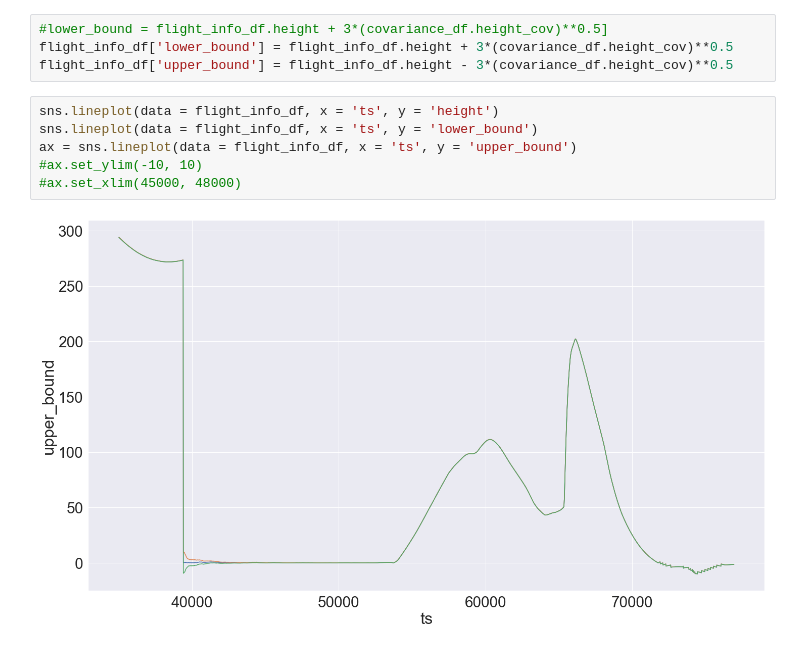
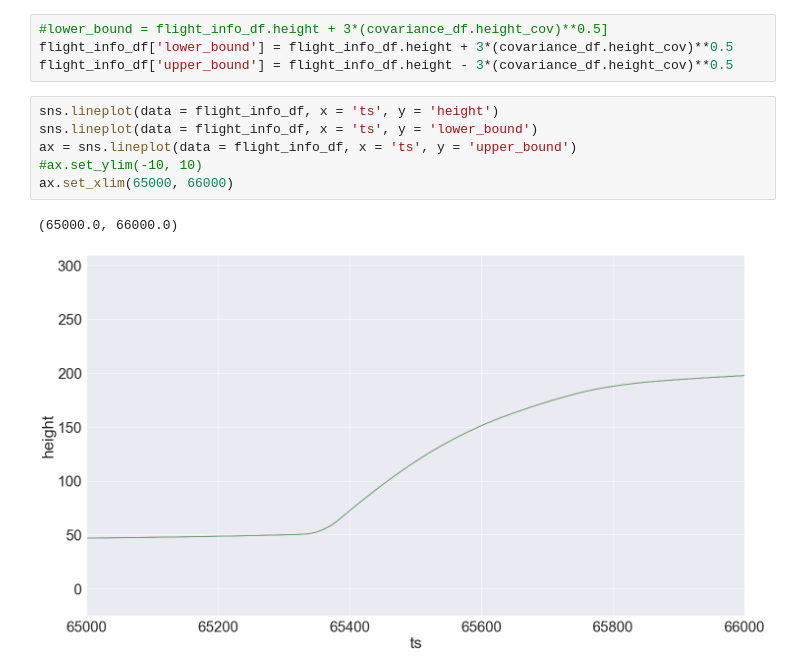
Before and after one commit to catsystems/cats-embedded, a Jupyter notebook: log_parsing/CATS Log Parser.ipynb, the cells around one changed output. Drawn from its saved outputs; the diff is of its cells as text.

```diff
--- a/log_parsing/CATS Log Parser.ipynb
+++ b/log_parsing/CATS Log Parser.ipynb
@@ -145,8 +170,9 @@ flight_info_df['upper_bound'] = flight_info_df.height - 3*(covariance_df.height_
 # %%
 sns.lineplot(data = flight_info_df, x = 'ts', y = 'height')
 sns.lineplot(data = flight_info_df, x = 'ts', y = 'lower_bound')
 ax = sns.lineplot(data = flight_info_df, x = 'ts', y = 'upper_bound')
 #ax.set_ylim(-10, 10)
-#ax.set_xlim(45000, 48000)
+ax.set_xlim(65000, 66000)
 # %% [output]
+(65000.0, 66000.0)
-[figure, old version]
+[figure, new version]
```
Also changed, not shown: parts of 7 cells of this notebook, 7 other files.
